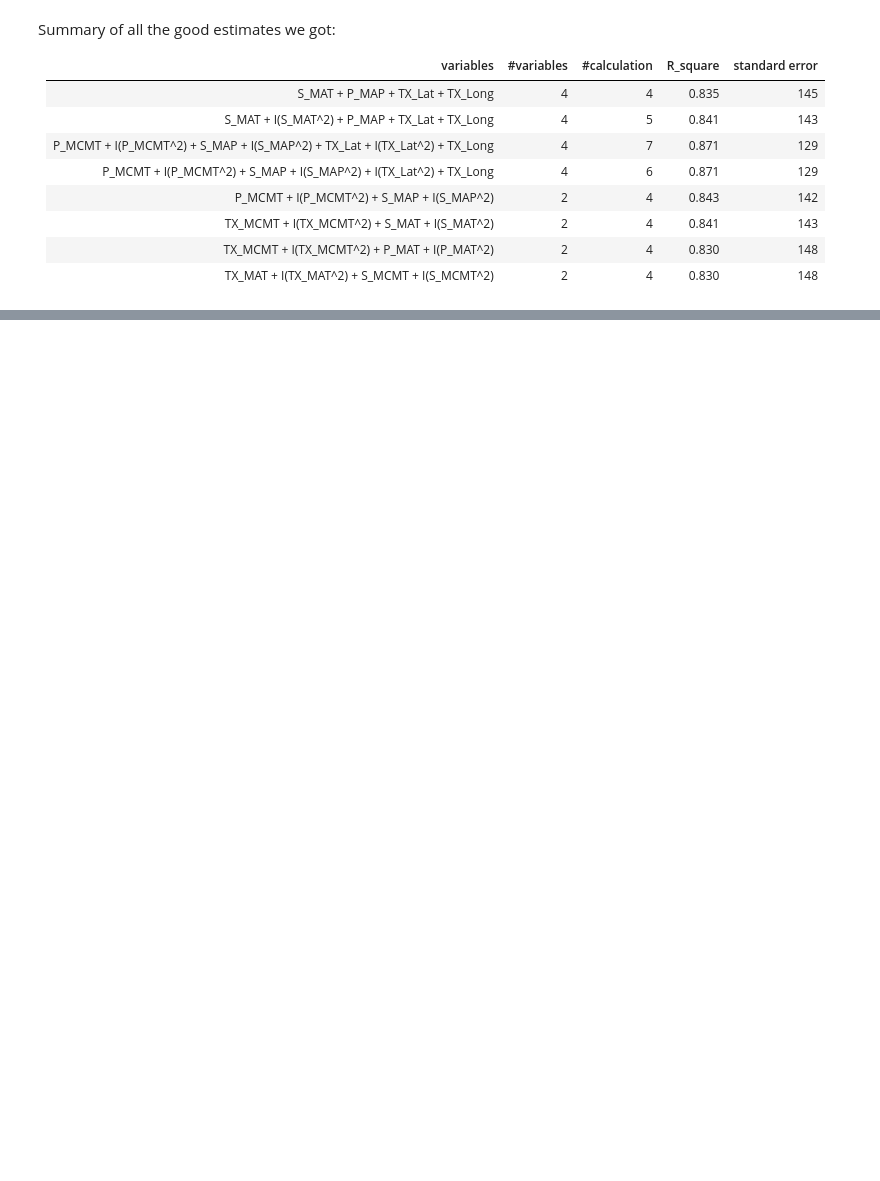
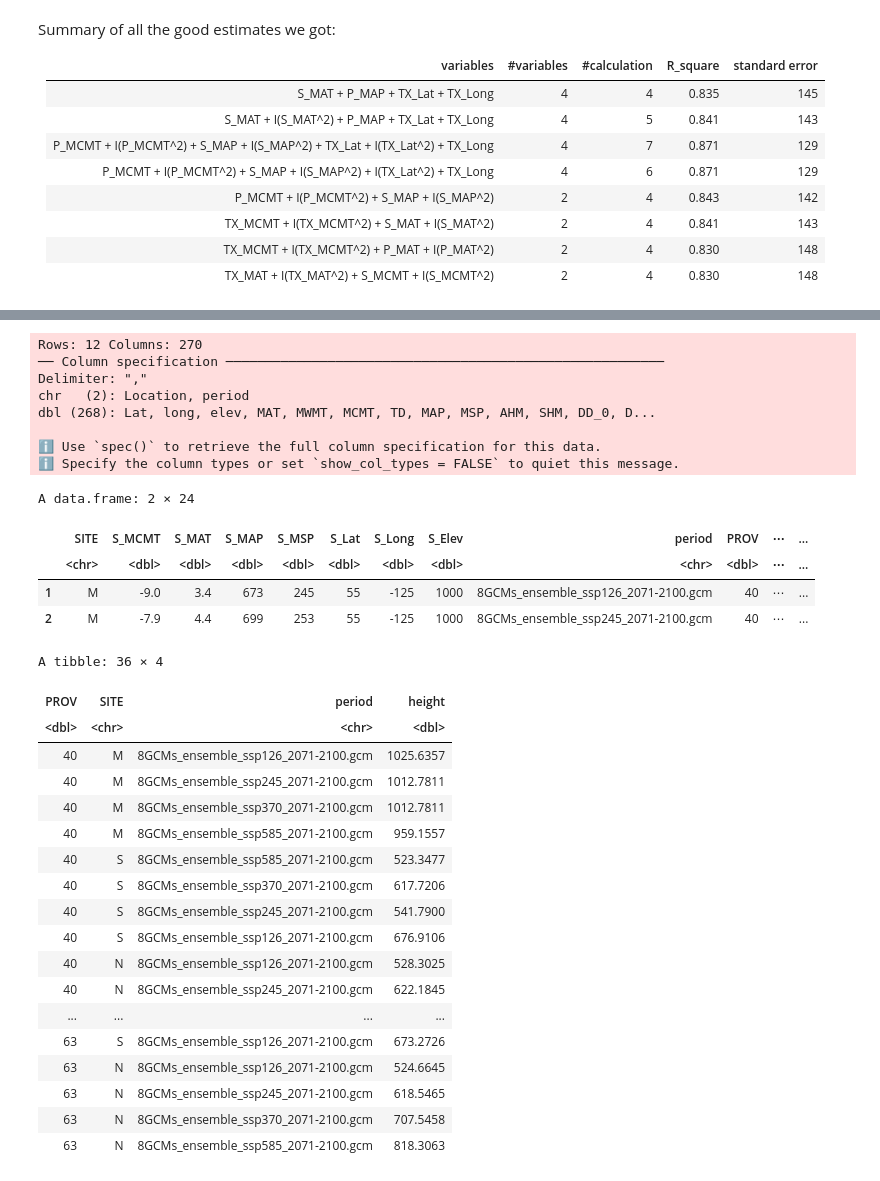
Before and after one commit to sophieeeeeehu/URO_Forestry, a Jupyter notebook: URO good estimations.ipynb, the cells around one changed output, grey strips where cells are left out. Cells and saved outputs as stored; diff of their text form; code cells hidden in the pictures; blank space fills up the shorter version.

Commit message:
add new predictions

```diff
--- a/URO good estimations.ipynb
+++ b/URO good estimations.ipynb
@@ -251,0 +104,72 @@ F-statistic:  3978 on 4 and 3235 DF,  p-value: < 2.2e-16
+# %%
+fcData <- read_csv("Cmdata.csv") |>
+transmute(SITE = Location,
+         S_MCMT = MCMT,
+         S_MAT = MAT,
+         S_MAP = MAP,
+         S_MSP = MSP,
+         S_Lat = Lat,
+         S_Long = long,
+         S_Elev = elev,
+         period = period)
+
+# fcData
+
+#nearest to m: 40,  s: 63, n: 34 (PROV)
+sxData2 <- subset(sxData, PROV %in% c(34, 40, 63))
+sxData2 <- unique(subset(sxData2, select = c(PROV, P_MAT, P_MCMT, P_MAP, P_MSP, P_Latitude, P_Longitude, P_Elevation)))
+fcdat2 <- merge(fcData, sxData2)
+
+fcdat2 <- fcdat2|>
+mutate(
+    TX_MAP = S_MAP -P_MAP,
+    TX_MSP = S_MSP -P_MSP,
+    TX_MCMT = S_MCMT - P_MCMT,
+    TX_MAT = S_MAT - P_MAT,
+    TX_Lat = S_Lat - P_Latitude,
+    TX_Long = S_Long- P_Longitude,
+    TX_Elev = S_Elev - P_Elevation)
+
+head(fcdat2,2)
+
+pred_height <- predict(model.5, fcdat2)
+pred_table <- tibble (fcdat2$PROV, fcdat2$SITE, fcdat2$period, pred_height) |>
+transmute(PROV = fcdat2$PROV,
+          SITE = fcdat2$SITE,
+          period = fcdat2$period,
+          height = pred_height)
+
+pred_table
+# %% [output]
+Rows: 12 Columns: 270
+── Column specification ────────────────────────────────────────────────────────
+Delimiter: ","
+chr   (2): Location, period
+dbl (268): Lat, long, elev, MAT, MWMT, MCMT, TD, MAP, MSP, AHM, SHM, DD_0, D...
+
+ℹ Use `spec()` to retrieve the full column specification for this data.
+ℹ Specify the column types or set `show_col_types = FALSE` to quiet this message.
+A data.frame: 2 × 24
+|  | SITE | S_MCMT | S_MAT | S_MAP | S_MSP | S_Lat | S_Long | S_Elev | period | PROV | ⋯ | ... |
+|  | <chr> | <dbl> | <dbl> | <dbl> | <dbl> | <dbl> | <dbl> | <dbl> | <chr> | <dbl> | ⋯ | ... |
+| 1 | M | -9.0 | 3.4 | 673 | 245 | 55 | -125 | 1000 | 8GCMs_ensemble_ssp126_2071-2100.gcm | 40 | ⋯ | ... |
+| 2 | M | -7.9 | 4.4 | 699 | 253 | 55 | -125 | 1000 | 8GCMs_ensemble_ssp245_2071-2100.gcm | 40 | ⋯ | ... |
+A tibble: 36 × 4
+| PROV | SITE | period | height |
+| <dbl> | <chr> | <chr> | <dbl> |
+| 40 | M | 8GCMs_ensemble_ssp126_2071-2100.gcm | 1025.6357 |
+| 40 | M | 8GCMs_ensemble_ssp245_2071-2100.gcm | 1012.7811 |
+| 40 | M | 8GCMs_ensemble_ssp370_2071-2100.gcm | 1012.7811 |
+| 40 | M | 8GCMs_ensemble_ssp585_2071-2100.gcm | 959.1557 |
+| 40 | S | 8GCMs_ensemble_ssp585_2071-2100.gcm | 523.3477 |
+| 40 | S | 8GCMs_ensemble_ssp370_2071-2100.gcm | 617.7206 |
+| 40 | S | 8GCMs_ensemble_ssp245_2071-2100.gcm | 541.7900 |
+| 40 | S | 8GCMs_ensemble_ssp126_2071-2100.gcm | 676.9106 |
+| 40 | N | 8GCMs_ensemble_ssp126_2071-2100.gcm | 528.3025 |
+| 40 | N | 8GCMs_ensemble_ssp245_2071-2100.gcm | 622.1845 |
+| ... | ... | ... | ... |
+| 63 | S | 8GCMs_ensemble_ssp126_2071-2100.gcm | 673.2726 |
+| 63 | N | 8GCMs_ensemble_ssp126_2071-2100.gcm | 524.6645 |
+| 63 | N | 8GCMs_ensemble_ssp245_2071-2100.gcm | 618.5465 |
+| 63 | N | 8GCMs_ensemble_ssp370_2071-2100.gcm | 707.5458 |
+| 63 | N | 8GCMs_ensemble_ssp585_2071-2100.gcm | 818.3063 |
```
Also changed, not shown: parts of 5 cells of this notebook, 1 other file.
